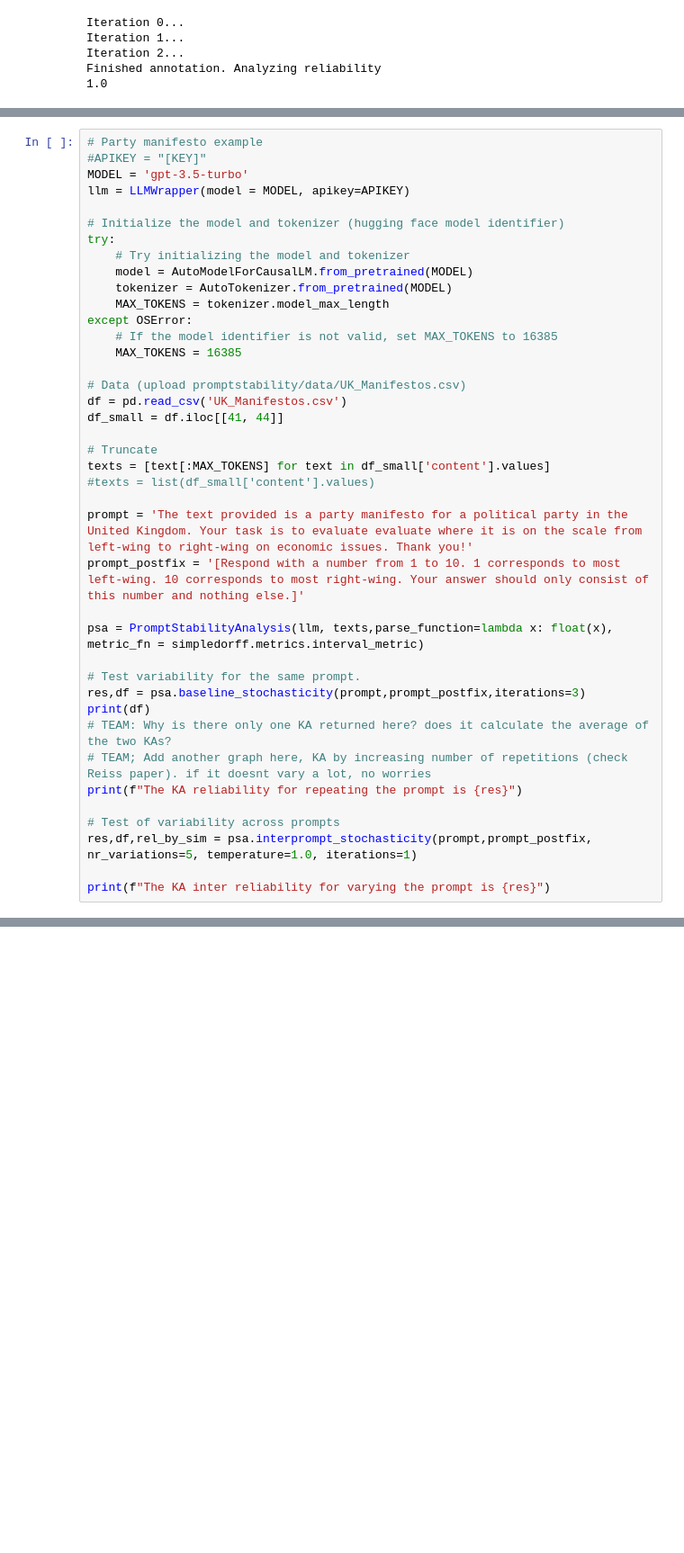
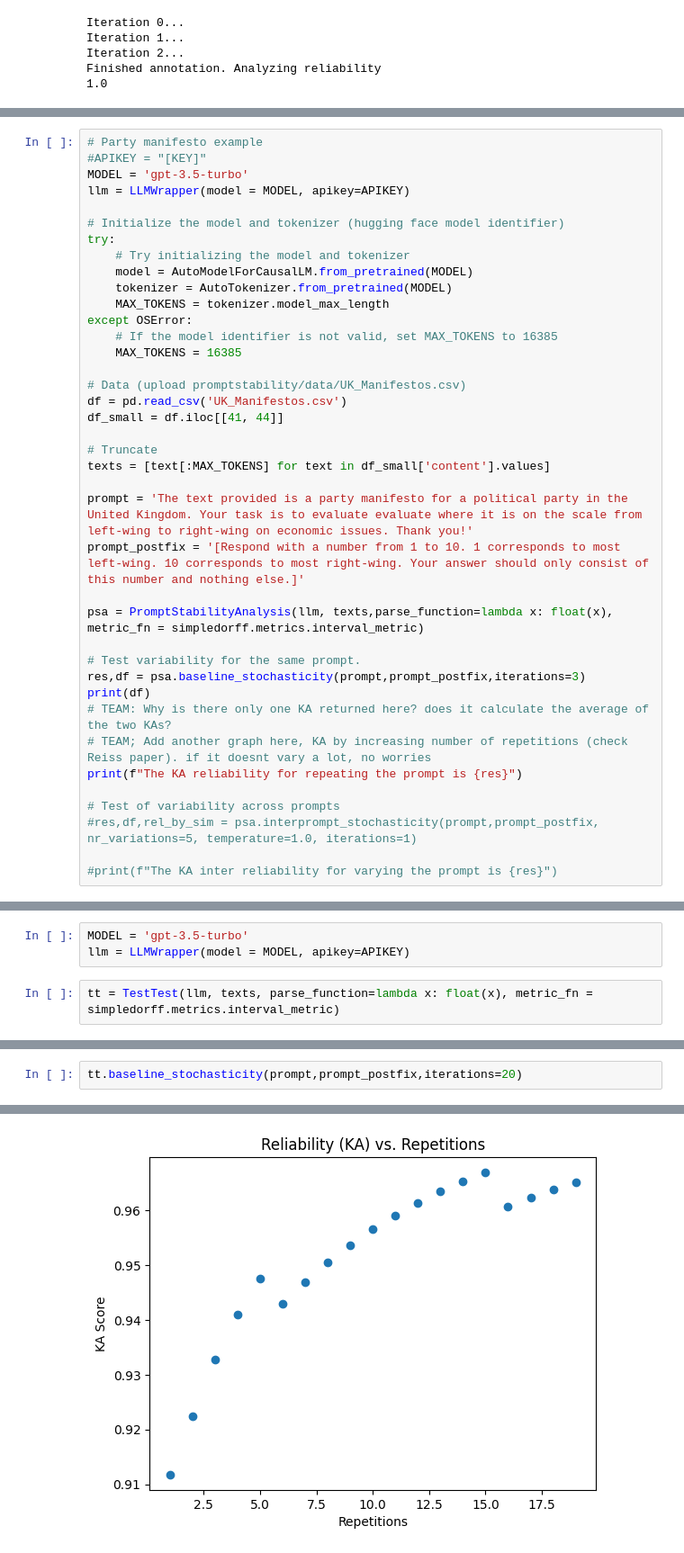
Before and after one commit to cjbarrie/promptstability, a Jupyter notebook: notebooks/manisfestos class.ipynb, the cells around one changed output, grey strips where cells are left out. Shown: that part at 90% size. Saved outputs shown, nothing was run; the diff lists cells and outputs as text; blank space fills up the shorter version.

Commit message:
added TestTest Class to edit baseline_stochasticity for plotting KA vs repetitions

```diff
--- a/notebooks/manisfestos class.ipynb
+++ b/notebooks/manisfestos class.ipynb
@@ -355,7 +355,6 @@ df_small = df.iloc[[41, 44]]
 
 # Truncate
 texts = [text[:MAX_TOKENS] for text in df_small['content'].values]
-#texts = list(df_small['content'].values)
 
 prompt = 'The text provided is a party manifesto for a political party in the United Kingdom. Your task is to evaluate evaluate where it is on the scale from left-wing to right-wing on economic issues. Thank you!'
 prompt_postfix = '[Respond with a number from 1 to 10. 1 corresponds to most left-wing. 10 corresponds to most right-wing. Your answer should only consist of this number and nothing else.]'
@@ -370,9 +369,9 @@ print(df)
 print(f"The KA reliability for repeating the prompt is {res}")
 
 # Test of variability across prompts
-res,df,rel_by_sim = psa.interprompt_stochasticity(prompt,prompt_postfix, nr_variations=5, temperature=1.0, iterations=1)
+#res,df,rel_by_sim = psa.interprompt_stochasticity(prompt,prompt_postfix, nr_variations=5, temperature=1.0, iterations=1)
 
-print(f"The KA inter reliability for varying the prompt is {res}")
+#print(f"The KA inter reliability for varying the prompt is {res}")
 # %% [output]
 Some weights of PegasusForConditionalGeneration were not initialized from the model checkpoint at tuner007/pegasus_paraphrase and are newly initialized: ['model.decoder.embed_positions.weight', 'model ...
 You should probably TRAIN this model on a down-stream task to be able to use it for predictions and inference.
@@ -416,0 +458,5 @@ The KA inter reliability for varying the prompt is 0.4858695652173912
+# %%
+MODEL = 'gpt-3.5-turbo'
+llm = LLMWrapper(model = MODEL, apikey=APIKEY)
+# %%
+tt = TestTest(llm, texts, parse_function=lambda x: float(x), metric_fn = simpledorff.metrics.interval_metric)
@@ -416,0 +466,3 @@ The KA inter reliability for varying the prompt is 0.4858695652173912
+# %%
+tt.baseline_stochasticity(prompt,prompt_postfix,iterations=20)
+# %% [output]
@@ -416,0 +486 @@ The KA inter reliability for varying the prompt is 0.4858695652173912
+[figure, added]
```
Also changed, not shown: parts of 5 cells of this notebook.
